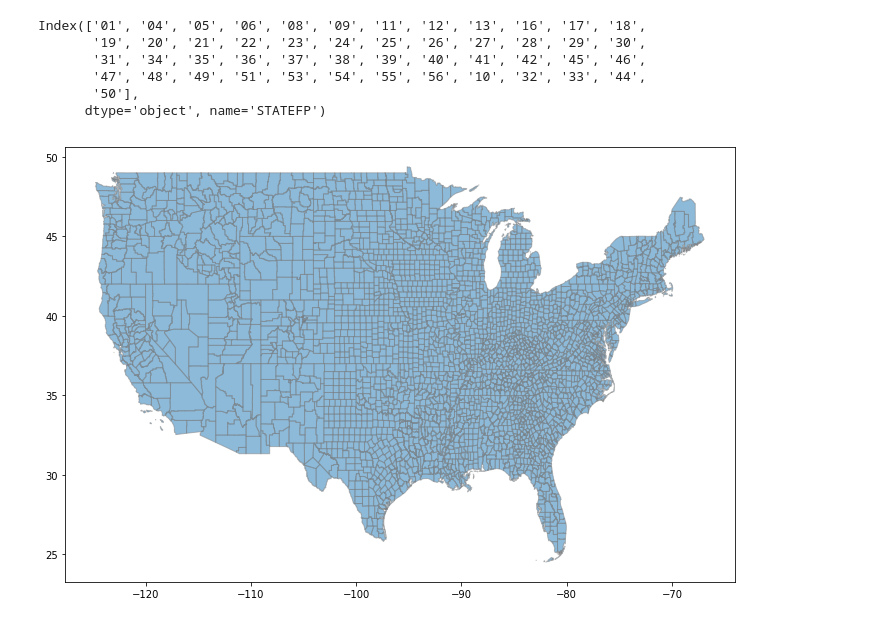
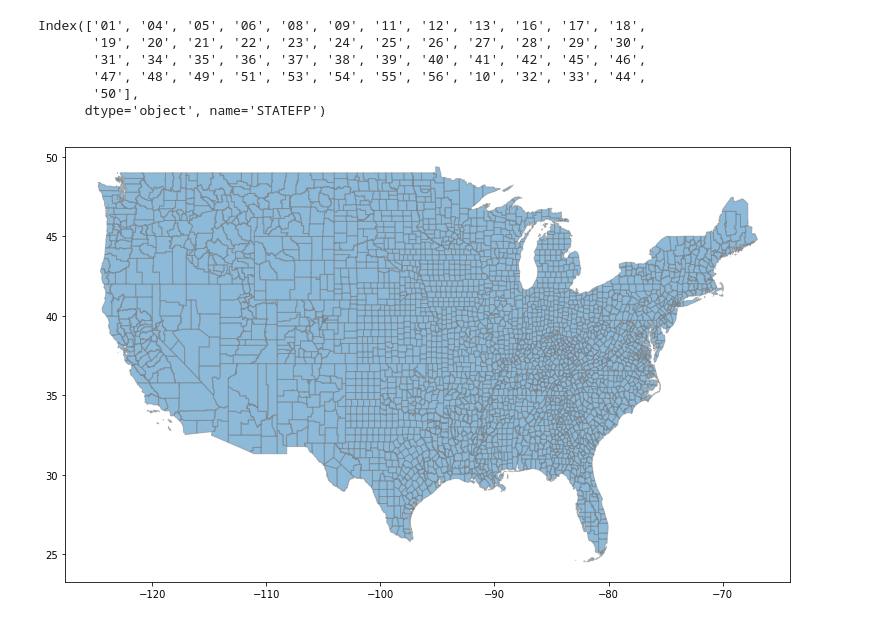
Before and after one commit to mwaugh0328/data_bootcamp_spring_2018, a Jupyter notebook: week13/geopandas.ipynb, the cells around one changed output. Saved outputs shown, nothing was run; the diff lists cells and outputs as text; code cells hidden in the pictures.

```diff
--- a/week13/geopandas.ipynb
+++ b/week13/geopandas.ipynb
@@ -90,3 +306,7 @@ regions_shape = path + "\\cb_2017_us_county_500k.shx"
+# %%
+cwd = os.getcwd()
+
+regions_shape = cwd + "\\shape_files\\UScounties\\cb_2017_us_county_500k.shx"
 # %%
 us_map = gpd.read_file(regions_shape)
 # %%
@@ -105,7 +325,7 @@ us_map.head()
 # %%
 us_map.set_index("STATEFP", inplace = True)
 # %%
-us_map.drop(["02","03","15","43","14","79","78","72","69","60"], inplace = True)
+us_map.drop(["02","03","15","43","14","79","78","72","69","60","66"], inplace = True)
 # %%
 us_map.index.unique()
 # %% [output]
@@ -116,12 +336,12 @@ Index(['01', '04', '05', '06', '08', '09', '11', '12', '13', '16', '17', '18',
        '50'],
       dtype='object', name='STATEFP')
 # %%
-fig, ax = plt.subplots(figsize = (12,8))
+fig, ax = plt.subplots(figsize = (13,8))
 
 # First create the map for the urban share
 
 us_map.plot(ax = ax, edgecolor='tab:grey', alpha = 0.5)
 
 plt.show()
 # %% [output]
-[figure, old version]
+[figure, new version]
```
Also changed, not shown: parts of 32 cells of this notebook.
